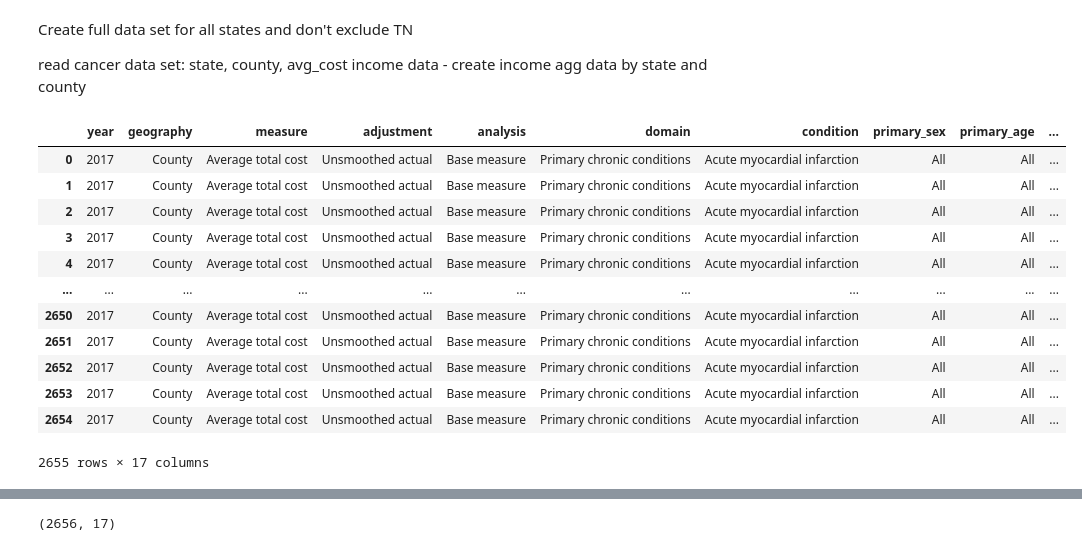
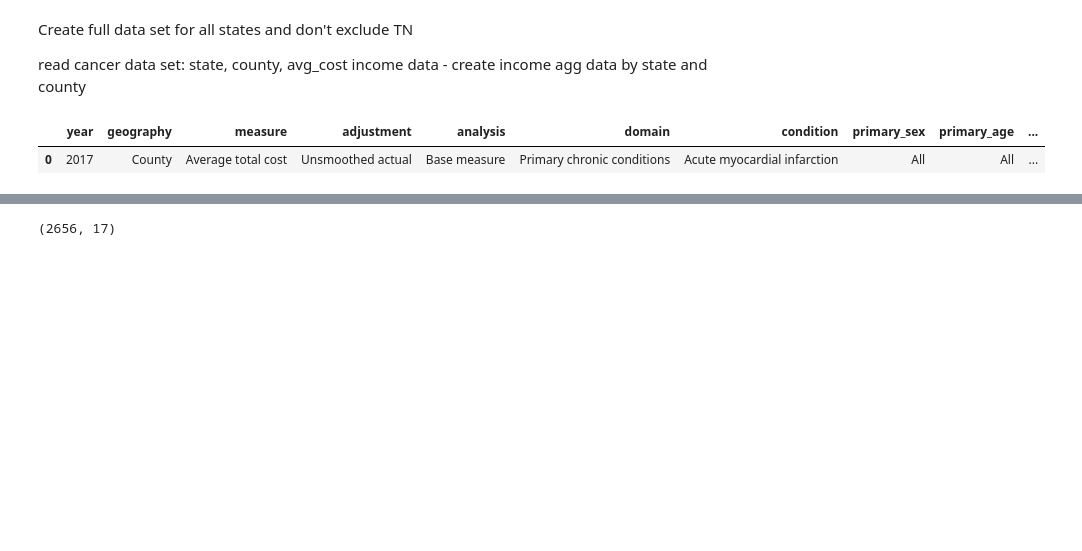
Before and after one commit to hiralmaster/data-science-essentials-3, a Jupyter notebook: notebooks/ModelMaking_Homework.ipynb, the cells around one changed output, grey strips where cells are left out. Saved outputs shown, nothing was run; the diff lists cells and outputs as text; code cells hidden in the pictures; blank space fills up the shorter version.

```diff
--- a/notebooks/ModelMaking_Homework.ipynb
+++ b/notebooks/ModelMaking_Homework.ipynb
@@ -24,21 +29,11 @@ warnings.filterwarnings('ignore')
 # %%
 #Create a DataFrame, ha_costs_df, from the mmd_heart_attack_data.csv file.
 ha_costs_df = pd.read_csv('../data/mmd_heart_attack_data.csv')
 #Look at the head and tail of the DataFrame
 ha_costs_df.head(-1)
+ha_costs_df['state'].value_counts()
 ha_costs_df.rename(columns = {'analysis_value': 'ha_avg_cost'}, inplace = True)
-ha_costs_df.head(-1)
+ha_costs_df.head(1)
 # %% [output]
 |  | year | geography | measure | adjustment | analysis | domain | condition | primary_sex | primary_age | ... |
 | 0 | 2017 | County | Average total cost | Unsmoothed actual | Base measure | Primary chronic conditions | Acute myocardial infarction | All | All | ... |
-| 1 | 2017 | County | Average total cost | Unsmoothed actual | Base measure | Primary chronic conditions | Acute myocardial infarction | All | All | ... |
-| 2 | 2017 | County | Average total cost | Unsmoothed actual | Base measure | Primary chronic conditions | Acute myocardial infarction | All | All | ... |
-| 3 | 2017 | County | Average total cost | Unsmoothed actual | Base measure | Primary chronic conditions | Acute myocardial infarction | All | All | ... |
-| 4 | 2017 | County | Average total cost | Unsmoothed actual | Base measure | Primary chronic conditions | Acute myocardial infarction | All | All | ... |
-| ... | ... | ... | ... | ... | ... | ... | ... | ... | ... | ... |
-| 2650 | 2017 | County | Average total cost | Unsmoothed actual | Base measure | Primary chronic conditions | Acute myocardial infarction | All | All | ... |
-| 2651 | 2017 | County | Average total cost | Unsmoothed actual | Base measure | Primary chronic conditions | Acute myocardial infarction | All | All | ... |
-| 2652 | 2017 | County | Average total cost | Unsmoothed actual | Base measure | Primary chronic conditions | Acute myocardial infarction | All | All | ... |
-| 2653 | 2017 | County | Average total cost | Unsmoothed actual | Base measure | Primary chronic conditions | Acute myocardial infarction | All | All | ... |
-| 2654 | 2017 | County | Average total cost | Unsmoothed actual | Base measure | Primary chronic conditions | Acute myocardial infarction | All | All | ... |
-2655 rows × 17 columns
```
Also changed, not shown: parts of 50 cells of this notebook, 4 other files.
